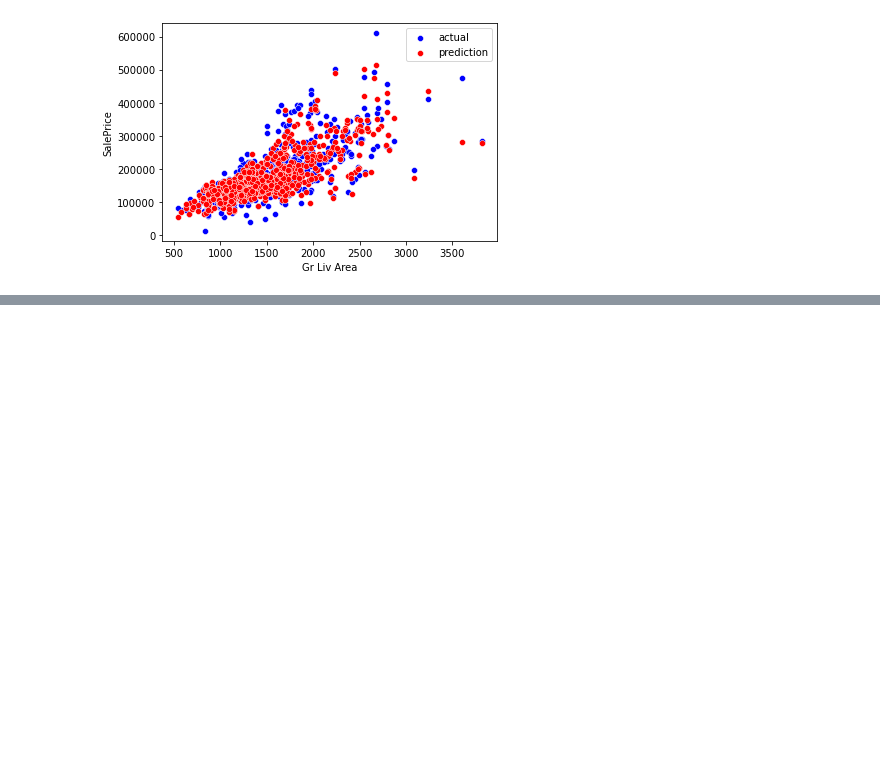
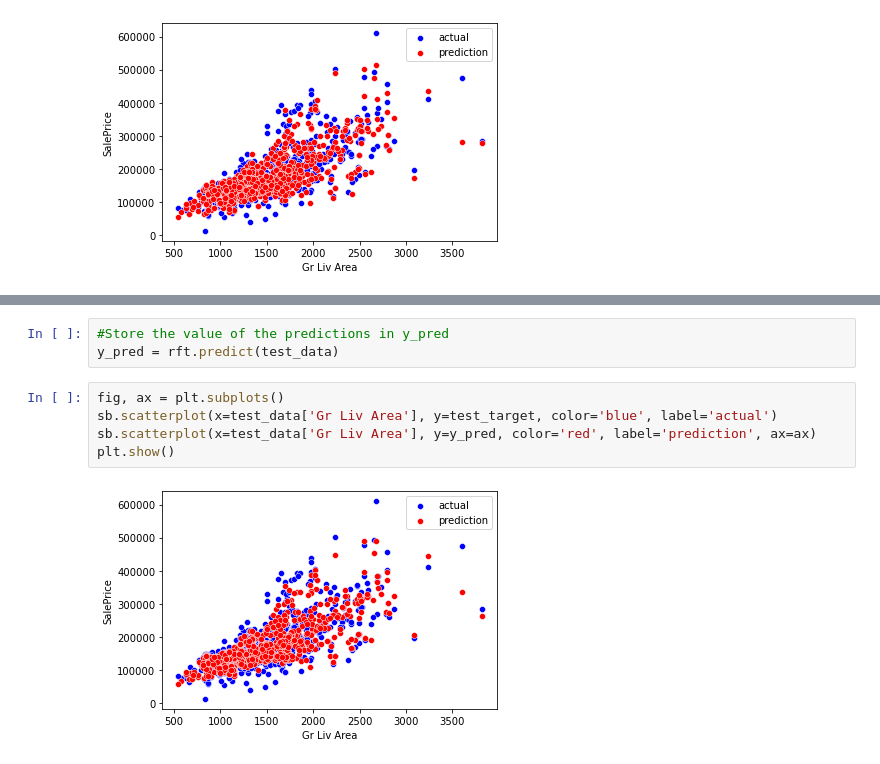
Before and after one commit to srijita0814/house_price_prediction, a Jupyter notebook: House_Price_Prediction.ipynb, the cells around one changed output, grey strips where cells are left out. Cells and saved outputs as stored; diff of their text form; blank space fills up the shorter version.

```diff
--- a/House_Price_Prediction.ipynb
+++ b/House_Price_Prediction.ipynb
@@ -485,0 +526,10 @@ plt.show()
+# %%
+#Store the value of the predictions in y_pred
+y_pred = rft.predict(test_data)
+# %%
+fig, ax = plt.subplots()
+sb.scatterplot(x=test_data['Gr Liv Area'], y=test_target, color='blue', label='actual')
+sb.scatterplot(x=test_data['Gr Liv Area'], y=y_pred, color='red', label='prediction', ax=ax)
+plt.show()
+# %% [output]
+[figure, added]
```
Also changed, not shown: parts of 15 cells of this notebook.
